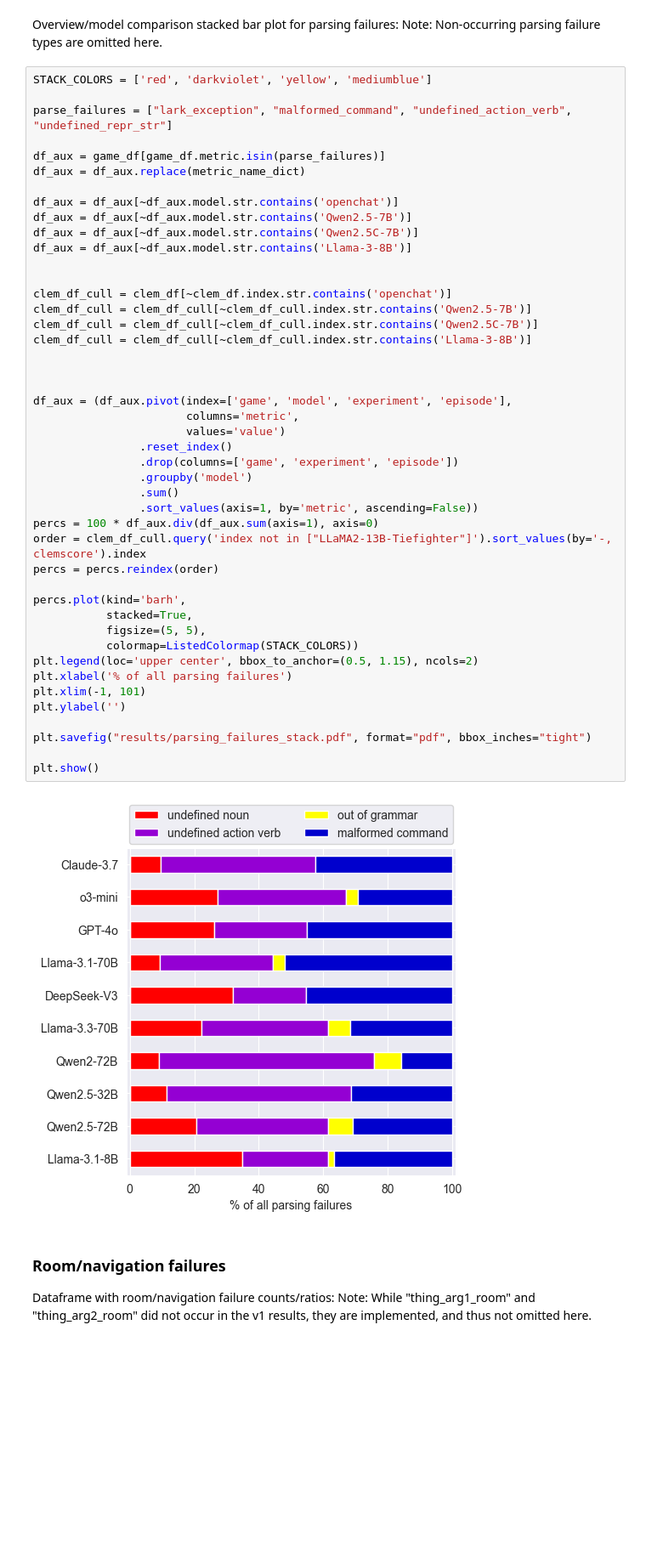
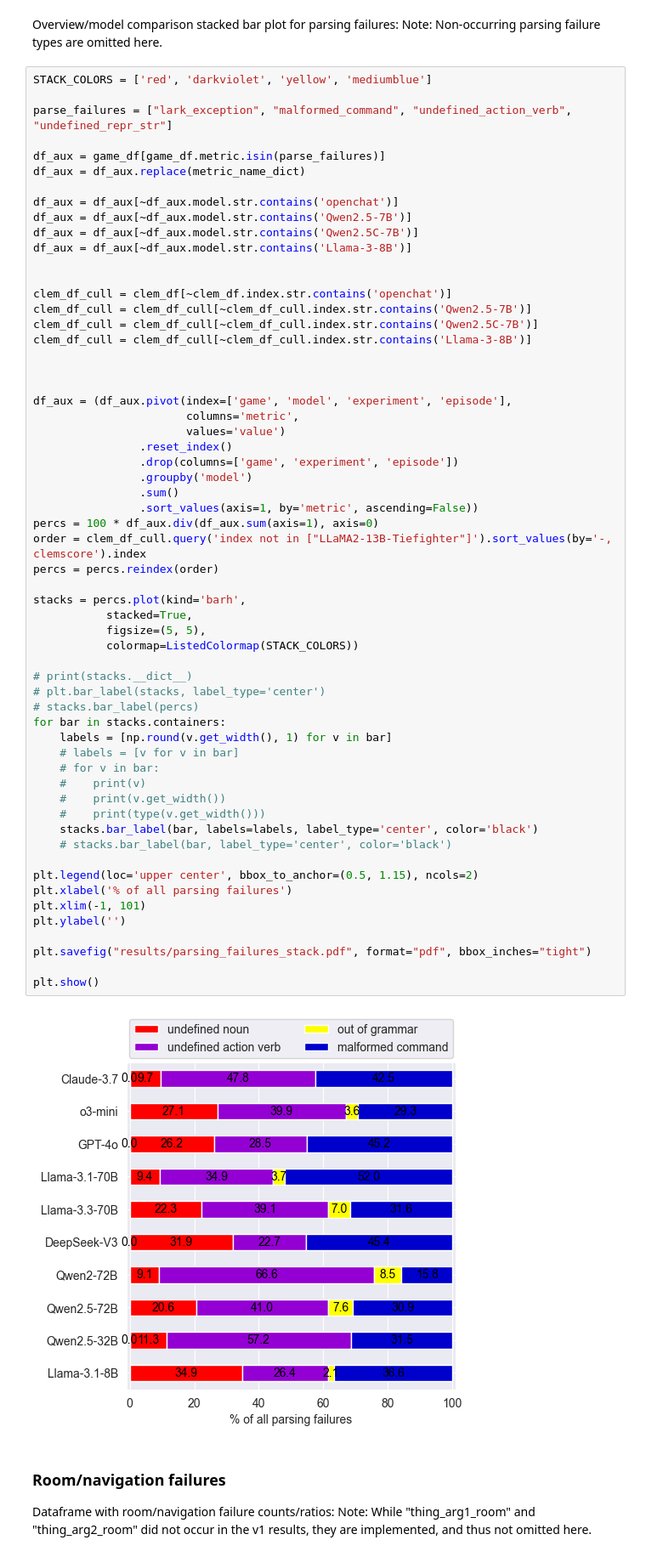
Before and after one commit to jmccardle/AdventureClemGame, a Jupyter notebook: adventuregame_eval_2_3.ipynb, the cells around one changed output. Shown at 85% size. Saved outputs shown, nothing was run; the diff lists cells and outputs as text; blank space fills up the shorter version.

```diff
--- a/adventuregame_eval_2_3.ipynb
+++ b/adventuregame_eval_2_3.ipynb
@@ -658,35 +719,49 @@ clem_df_cull = clem_df[~clem_df.index.str.contains('openchat')]
 clem_df_cull = clem_df_cull[~clem_df_cull.index.str.contains('Qwen2.5-7B')]
 clem_df_cull = clem_df_cull[~clem_df_cull.index.str.contains('Qwen2.5C-7B')]
 clem_df_cull = clem_df_cull[~clem_df_cull.index.str.contains('Llama-3-8B')]
 
 
 
 df_aux = (df_aux.pivot(index=['game', 'model', 'experiment', 'episode'],
                        columns='metric',
                        values='value')
                 .reset_index()
                 .drop(columns=['game', 'experiment', 'episode'])
                 .groupby('model')
                 .sum()
                 .sort_values(axis=1, by='metric', ascending=False))
 percs = 100 * df_aux.div(df_aux.sum(axis=1), axis=0)
 order = clem_df_cull.query('index not in ["LLaMA2-13B-Tiefighter"]').sort_values(by='-, clemscore').index
 percs = percs.reindex(order)
 
-percs.plot(kind='barh',
+stacks = percs.plot(kind='barh',
            stacked=True,
            figsize=(5, 5),
            colormap=ListedColormap(STACK_COLORS))
+
+# print(stacks.__dict__)
+# plt.bar_label(stacks, label_type='center')
+# stacks.bar_label(percs)
+for bar in stacks.containers:
+    labels = [np.round(v.get_width(), 1) for v in bar]
+    # labels = [v for v in bar]
+    # for v in bar:
+    #    print(v)
+    #    print(v.get_width())
+    #    print(type(v.get_width()))
+    stacks.bar_label(bar, labels=labels, label_type='center', color='black')
+    # stacks.bar_label(bar, label_type='center', color='black')
+
 plt.legend(loc='upper center', bbox_to_anchor=(0.5, 1.15), ncols=2)
 plt.xlabel('% of all parsing failures')
 plt.xlim(-1, 101)
 plt.ylabel('')
 
 plt.savefig("results/parsing_failures_stack.pdf", format="pdf", bbox_inches="tight")
 
 plt.show()
 # %% [output]
-[figure, old version]
+[figure, new version]
 # %% [markdown]
 ### Room/navigation failures
 Dataframe with room/navigation failure counts/ratios:
```
Also changed, not shown: parts of 11 cells of this notebook.
